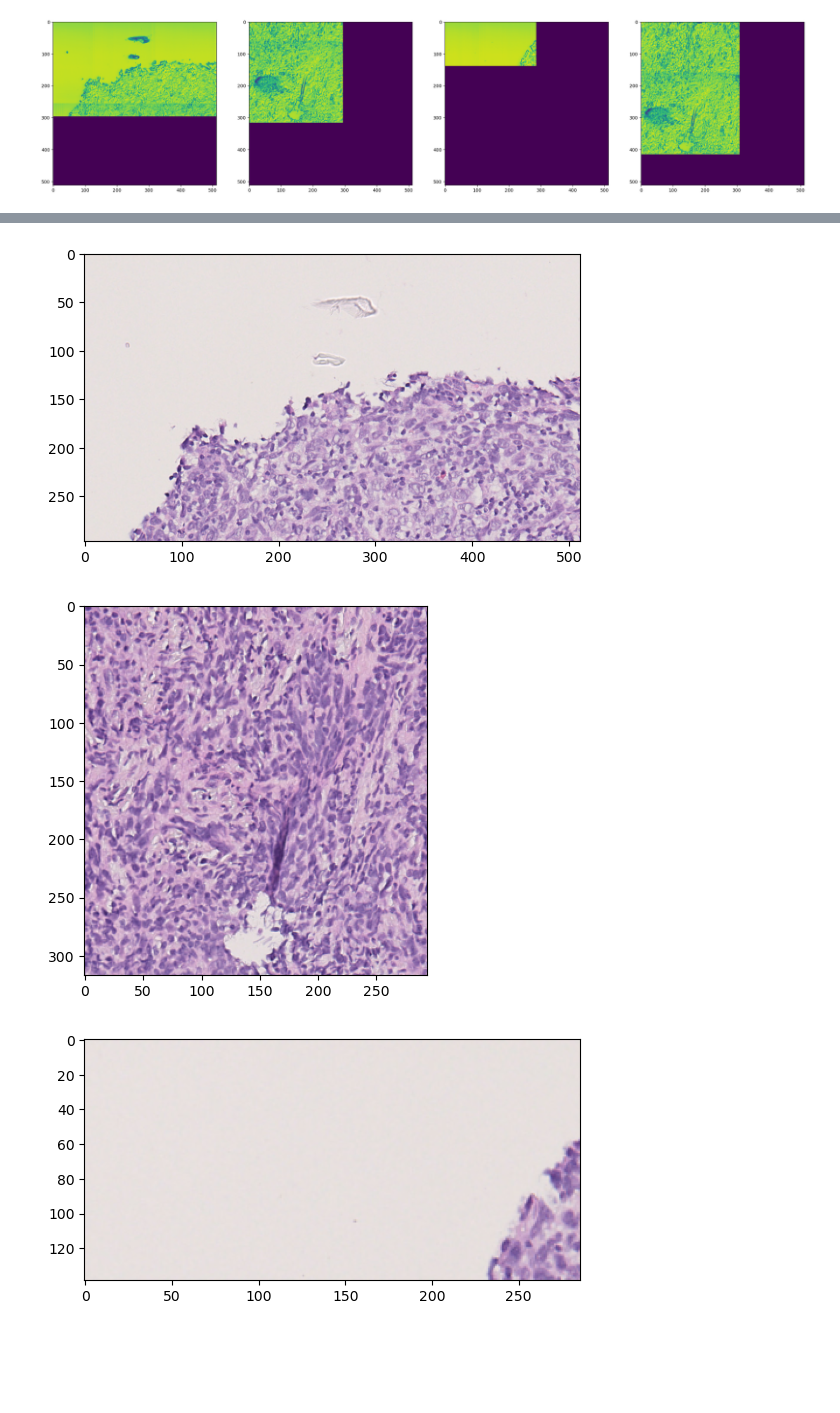
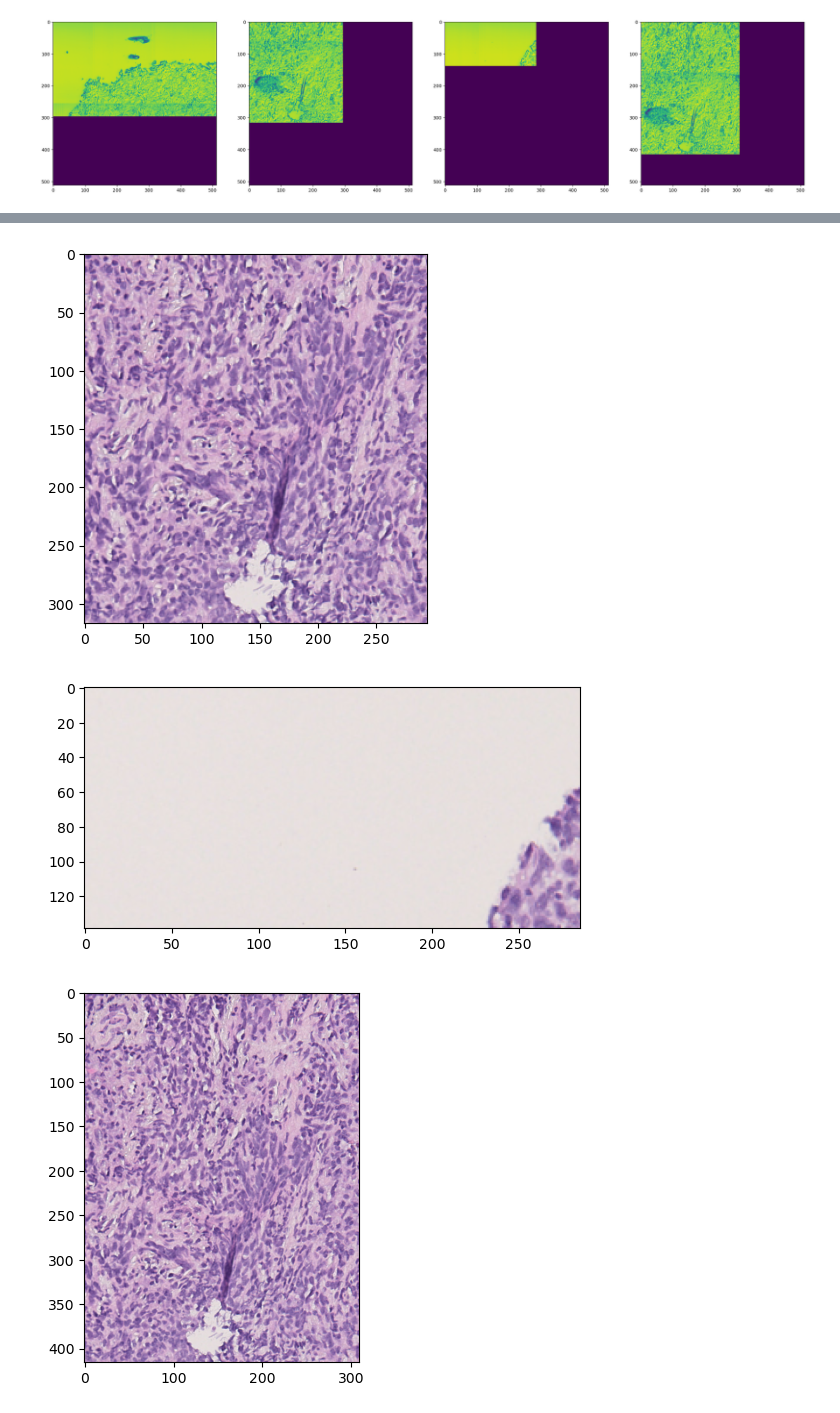
Before and after one commit to cyber-chris/this-does-not-look-like-that, a Jupyter notebook: prototype_viz.ipynb, the cells around one changed output, grey strips where cells are left out. Cells and saved outputs as stored; diff of their text form; code cells hidden in the pictures; blank space fills up the shorter version.

```diff
--- a/prototype_viz.ipynb
+++ b/prototype_viz.ipynb
@@ -84,3 +85,6 @@ Found 58 interesting prototypes.
+# %%
+interesting_prototypes_i = [0, 3, 13, 27, 30, 31, 36, 51]
+interesting_prototypes = [prototypes[i] for i in interesting_prototypes_i]
 # %%
 @dataclass
 class BoundingBox:
@@ -172,0 +167,3 @@ dict_keys([5088, 2064, 880, 4736, 659, 3604, 3620, 3612])
+# %%
+bounding_boxes_to_check = [bounding_box_data[i] for i in interesting_prototypes_i]
+len(bounding_boxes_to_check)
@@ -173,7 +172,8 @@ dict_keys([5088, 2064, 880, 4736, 659, 3604, 3620, 3612])
 # %%
-for bounding_box_index, bounds_list in bounding_box_grouped.items():
+for bounding_box in bounding_boxes_to_check:
+    bounding_box_index = bounding_box.index
+    bounds = bounding_box.bounds
     located_sample, index_within_sample, ids_to_include = locate_sample_and_index(train_ids, bounding_box_index)
-    bounds = bounds_list[0]
     hne_bound = get_hne_bound(located_sample, index_within_sample, ids_to_include, bounds)
     plt.imshow(hne_bound)
     plt.show()
@@ -186,3 +186,3 @@ for bounding_box_index, bounds_list in bounding_box_grouped.items():
-[figure, old version]
+[figure, new version]
-[figure, old version]
+[figure, new version]
-[figure, old version]
+[figure, new version]
```
Also changed, not shown: parts of 5 cells of this notebook.
